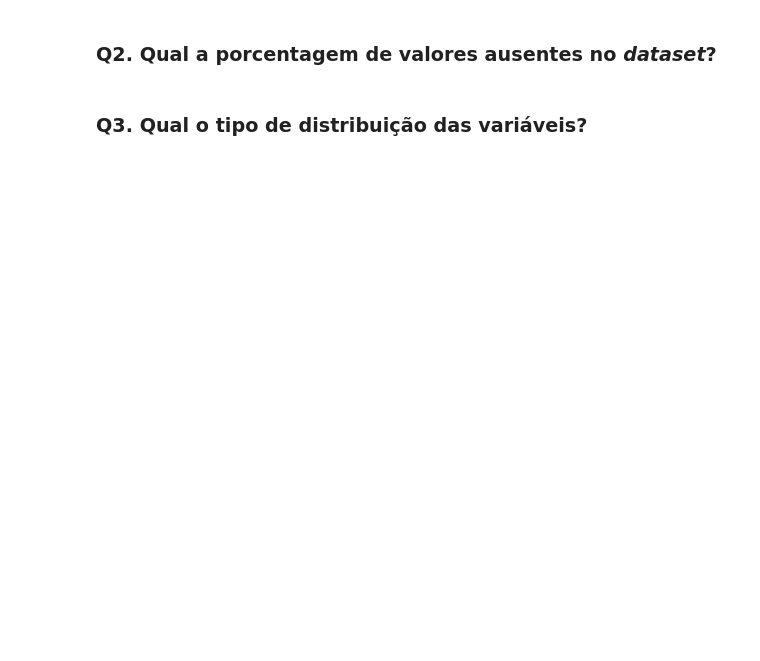
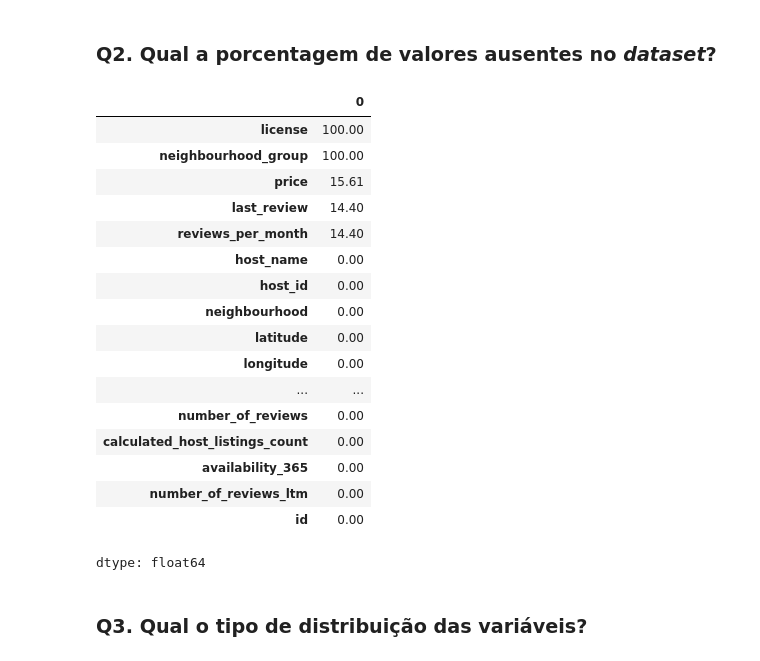
Before and after one commit to JoaoMarcosRamos/analisandodadosairbnb, a Jupyter notebook: Cópia_de_[Template]_Analisando_os_Dados_do_Airbnb.ipynb, the cells around one changed output. Saved outputs shown, nothing was run; the diff lists cells and outputs as text; code cells hidden in the pictures; blank space fills up the shorter version.

```diff
--- a/Cópia_de_[Template]_Analisando_os_Dados_do_Airbnb.ipynb
+++ b/Cópia_de_[Template]_Analisando_os_Dados_do_Airbnb.ipynb
@@ -80,6 +100,26 @@ print(df.shape)
 ### **Q2. Qual a porcentagem de valores ausentes no *dataset*?**
 # %%
 # ordenar em ordem decrescente as variáveis por seus valores ausentes
+(df.isnull().sum() / df.shape[0] * 100).sort_values(ascending=False).round(2)
+# %% [output]
+|  | 0 |
+| license | 100.00 |
+| neighbourhood_group | 100.00 |
+| price | 15.61 |
+| last_review | 14.40 |
+| reviews_per_month | 14.40 |
+| host_name | 0.00 |
+| host_id | 0.00 |
+| neighbourhood | 0.00 |
+| latitude | 0.00 |
+| longitude | 0.00 |
+| ... | ... |
+| number_of_reviews | 0.00 |
+| calculated_host_listings_count | 0.00 |
+| availability_365 | 0.00 |
+| number_of_reviews_ltm | 0.00 |
+| id | 0.00 |
+dtype: float64
 # %% [markdown]
 ### **Q3. Qual o tipo de distribuição das variáveis?**
 # %%
```
Also changed, not shown: parts of 2 cells of this notebook.
